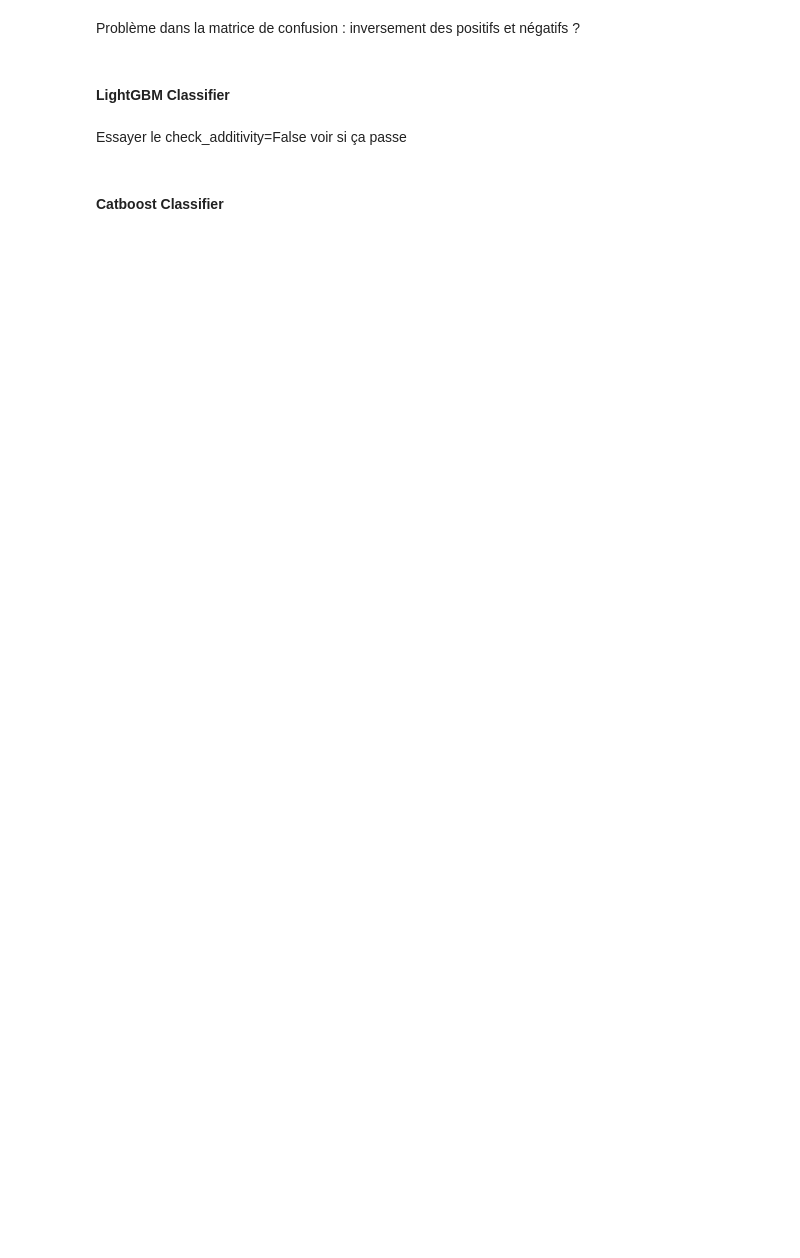
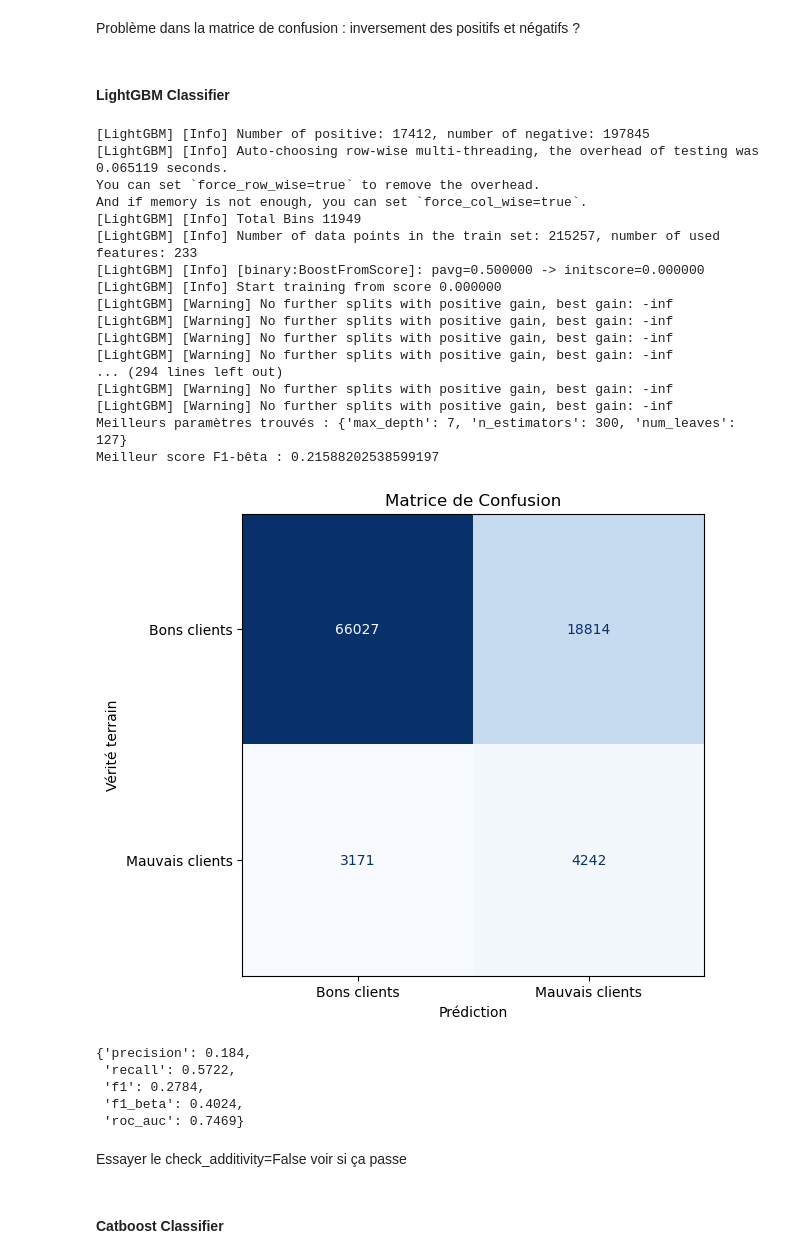
Before and after one commit to corentinlfi/Projet7, a Jupyter notebook: Scoring et classification.ipynb, the cells around one changed output. Saved outputs shown, nothing was run; the diff lists cells and outputs as text; code cells hidden in the pictures; blank space fills up the shorter version.

```diff
--- a/Scoring et classification.ipynb
+++ b/Scoring et classification.ipynb
@@ -182,9 +182,9 @@ def affichageResultatsModele(model_dict):
     display(metrics)
 
     """FEATURE IMPORTANCE GLOBALE"""
-    explainer = shap.Explainer(hyperparametres, X_train)
-    shap_values = explainer(X_test)
-    shap.summary_plot(shap_values, X_test)
+    #explainer = shap.Explainer(hyperparametres, X_train)
+    #shap_values = explainer(X_test)
+    #shap.summary_plot(shap_values, X_test)
 
     """ENVOI DANS LE MLFLOW"""
     with mlflow.start_run() as run:
@@ -238,17 +227,41 @@ Problème dans la matrice de confusion : inversement des positifs et négatifs ?
 # %%
 import lightgbm as lgb
 
 arguments_modele={"class_weight":"balanced"}
 
 param_grid = {
     "num_leaves":[31, 63, 127],
     "n_estimators":[100,200,300],
     "max_depth":[3,5,7]
 }
 
-LGBMClassifier_entraine = entrainementModeleAvecCV(lgb.LGBMClassifier, arguments_modele, param_grid, 1.2)
+LGBMClassifier_entraine = entrainementModeleAvecCV(lgb.LGBMClassifier, arguments_modele, param_grid, 0.5)
 affichageResultatsModele(LGBMClassifier_entraine)
-featureImportanceLocale(LGBMClassifier_entraine, 0)
+#featureImportanceLocale(LGBMClassifier_entraine, 0)
+# %% [output]
+[LightGBM] [Info] Number of positive: 17412, number of negative: 197845
+[LightGBM] [Info] Auto-choosing row-wise multi-threading, the overhead of testing was 0.065119 seconds.
+You can set `force_row_wise=true` to remove the overhead.
+And if memory is not enough, you can set `force_col_wise=true`.
+[LightGBM] [Info] Total Bins 11949
+[LightGBM] [Info] Number of data points in the train set: 215257, number of used features: 233
+[LightGBM] [Info] [binary:BoostFromScore]: pavg=0.500000 -> initscore=0.000000
+[LightGBM] [Info] Start training from score 0.000000
+[LightGBM] [Warning] No further splits with positive gain, best gain: -inf
+[LightGBM] [Warning] No further splits with positive gain, best gain: -inf
+[LightGBM] [Warning] No further splits with positive gain, best gain: -inf
+[LightGBM] [Warning] No further splits with positive gain, best gain: -inf
+... (294 lines left out)
+[LightGBM] [Warning] No further splits with positive gain, best gain: -inf
+[LightGBM] [Warning] No further splits with positive gain, best gain: -inf
+Meilleurs paramètres trouvés : {'max_depth': 7, 'n_estimators': 300, 'num_leaves': 127}
+Meilleur score F1-bêta : 0.21588202538599197
+[figure, added]
+{'precision': 0.184,
+ 'recall': 0.5722,
+ 'f1': 0.2784,
+ 'f1_beta': 0.4024,
+ 'roc_auc': 0.7469}
 # %% [markdown]
 Essayer le check_additivity=False voir si ça passe
 # %% [markdown]
```
Also changed, not shown: parts of 3 cells of this notebook, 8 other files.
